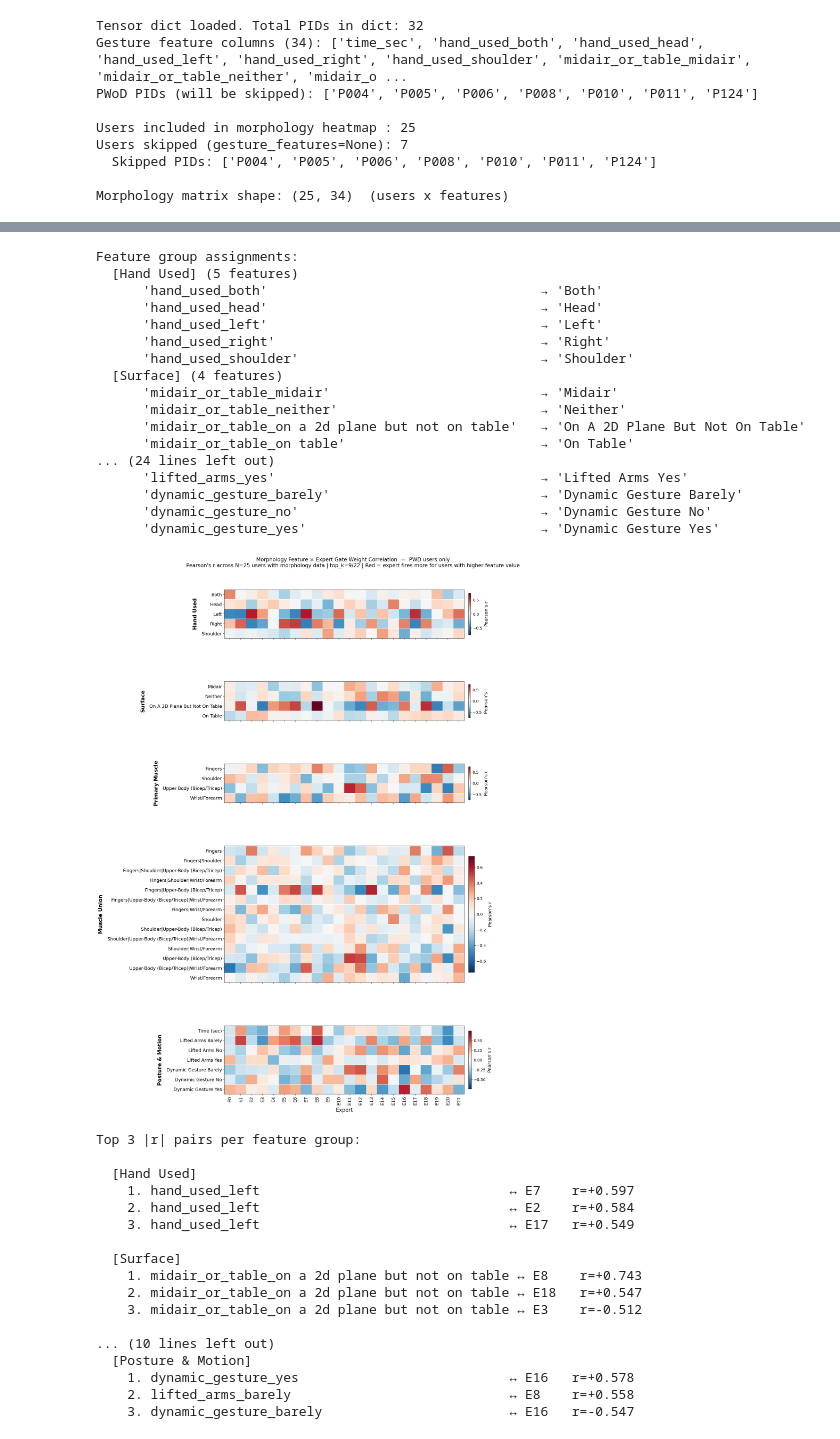
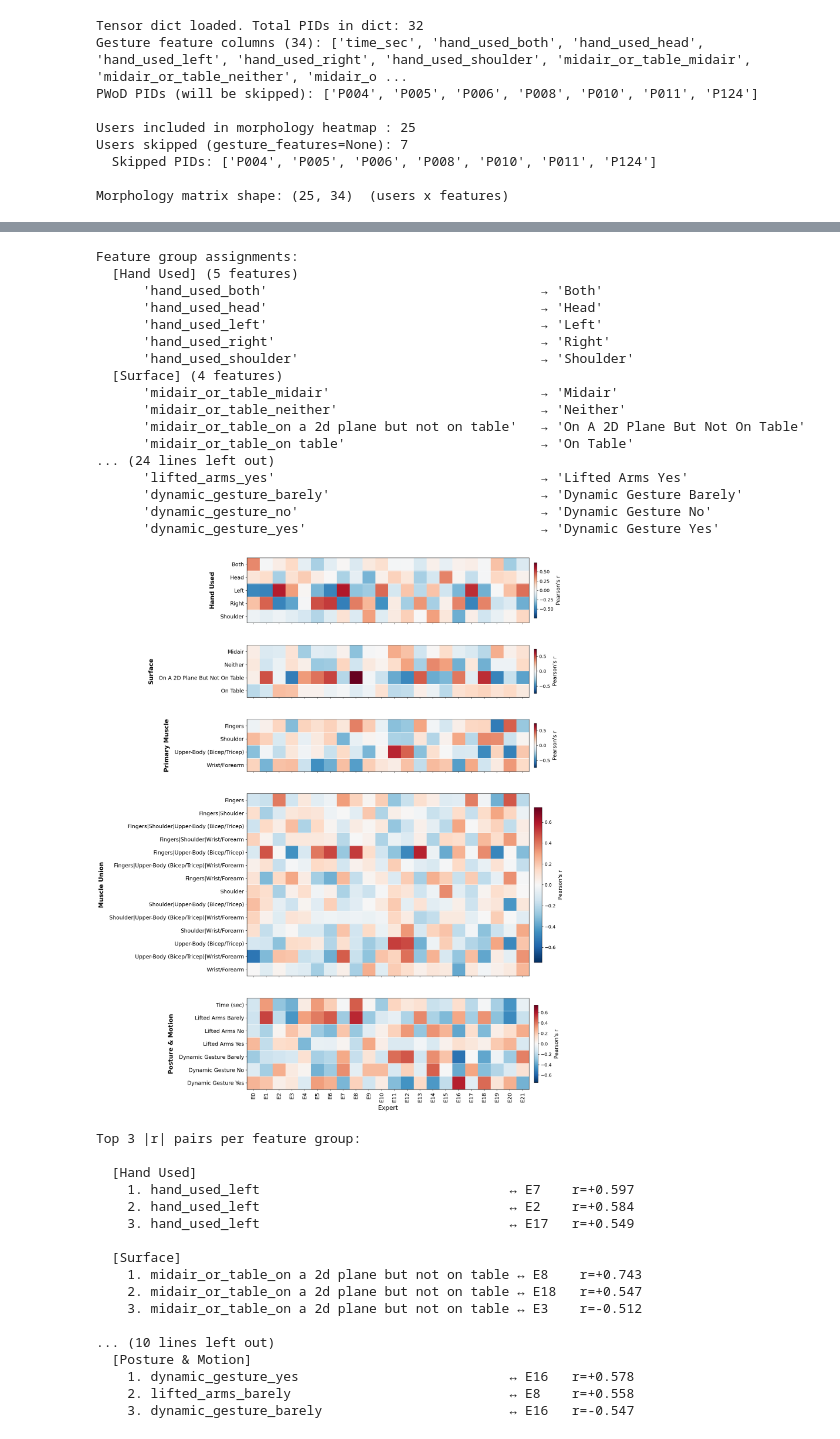
Before and after one commit to kdmalc/pers-gest-cls, a Jupyter notebook: system/MOE/MOE_routing_analysis_ALL_USERS_FAST.ipynb, the cells around one changed output, grey strips where cells are left out. Saved outputs shown, nothing was run; the diff lists cells and outputs as text; code cells hidden in the pictures.

Commit message:
Updated figures

```diff
--- a/system/MOE/MOE_routing_analysis_ALL_USERS_FAST.ipynb
+++ b/system/MOE/MOE_routing_analysis_ALL_USERS_FAST.ipynb
@@ -589,20 +589,36 @@ print("Kapanji group user counts:")
 for name, n in group_sizes.items():
     print(f"  {name}: {n} users")
 
+# ── display-name mapping ──────────────────────────────────────────────────────
+DISPLAY_NAMES = {
+    "Non-disabled Kapanji":    "Non-disabled",
+    "Disabled Kapanji":        "Disabled\nFine Motor",
+    "Disabled Non-Kapanji":    "Disabled\nNo Fine Motor",
+}
+
+def fmt_ytick(raw_name: str, n: int) -> str:
+    display = DISPLAY_NAMES.get(raw_name, raw_name)   # fall back to raw if unmapped
+    return f"{display}\n(n={n})"
+
 vlim_kap = max(abs(mat_kap).max(), 0.005)
 
-fig, ax = plt.subplots(figsize=(max(10, E * 0.55 + 2), max(3, n_groups * 0.7 + 1.5)))
+fig, ax = plt.subplots(figsize=(max(10, E * 0.55 + 2), max(3, n_groups * 1.2)))
 im = ax.imshow(mat_kap, aspect='auto', vmin=-vlim_kap, vmax=vlim_kap, cmap='RdBu_r')
+
 ax.set_xticks(range(E))
-ax.set_xticklabels([f'E{i}' for i in range(E)], rotation=90, fontsize=6)
+ax.set_xticklabels([f'E{i}' for i in range(E)], rotation=90, fontsize=11+1)
+
 ax.set_yticks(range(n_groups))
-ax.set_yticklabels([f"{n}  (n={group_sizes[n]} users)" for n in group_names], fontsize=9)
-ax.set_xlabel('Expert')
-#ax.set_title(
-#    f"Kapanji Group × Expert — Gate Weight Contrast (group mean − global mean)\n"
-#    f"User-level | N_users={N_users} | top_k={TOPK}/{E}",
-#    fontsize=9,
-#)
+ax.set_yticklabels(
+    [fmt_ytick(n, group_sizes[n]) for n in group_names],
+    fontsize=11+1,
+    linespacing=1.3,
+)
+
+ax.set_xlabel('Expert', fontsize=13+1)
+ax.tick_params(axis='x', labelsize=10)
+ax.tick_params(axis='y', labelsize=11)
+
 plt.colorbar(im, ax=ax, label='Gate weight contrast\n(group mean − global mean)', shrink=0.8)
 fig.tight_layout()
 plt.savefig(f'MOE_Kapanji_Heatmap.png', bbox_inches='tight', dpi=500)
@@ -926,7 +788,7 @@ FONT_BASE  = 14
 EXPERT_W   = 0.65   # inches per expert
 FEATURE_H  = 0.58   # inches per feature row
 FIG_W      = max(14, E * EXPERT_W + 4)
-FIG_H      = sum(max(2.0, r * FEATURE_H) for r in row_counts) + n_groups * 0.7 + 1.8
+FIG_H      = sum(max(2.0, r * FEATURE_H) for r in row_counts) + n_groups * 0.3 + 1.2  # ← tightened padding budget
 
 expert_labels = [f'E{i}' for i in range(E)]
 vlim = max(np.abs(corr_matrix).max(), 0.05)
@@ -934,7 +796,7 @@ vlim = max(np.abs(corr_matrix).max(), 0.05)
 fig = plt.figure(figsize=(FIG_W, FIG_H))
 gs  = gridspec.GridSpec(
     n_groups, 1,
-    hspace        = 0.65,
+    hspace        = 0.25,         # ← was 0.65; reduce further (e.g. 0.15) if still too much space
     height_ratios = row_counts,
     left=0.20, right=0.87, top=0.93, bottom=0.07,
 )
@@ -996,34 +858,34 @@ plt.show()
 # ── Top correlations per group ────────────────────────────────────────────────
 print("\nTop 3 |r| pairs per feature group:")
 for g_idx, (title, prefix, _) in enumerate(FEATURE_GROUPS):
     feat_mask = group_indices == g_idx
     sub_corr  = corr_matrix[feat_mask, :]
     sub_cols  = [gesture_feature_cols[i]
                  for i, g in enumerate(group_indices) if g == g_idx]
     flat_order = np.argsort(np.abs(sub_corr).ravel())[::-1]
     print(f"\n  [{title}]")
     for rank, idx in enumerate(flat_order[:3]):
         f_i, e_i = np.unravel_index(idx, sub_corr.shape)
         print(f"    {rank+1}. {sub_cols[f_i]:<45s} ↔ E{e_i:<3d}  r={sub_corr[f_i, e_i]:+.3f}")
 # %% [output]
 Feature group assignments:
   [Hand Used] (5 features)
       'hand_used_both'                                   → 'Both'
       'hand_used_head'                                   → 'Head'
       'hand_used_left'                                   → 'Left'
       'hand_used_right'                                  → 'Right'
       'hand_used_shoulder'                               → 'Shoulder'
   [Surface] (4 features)
       'midair_or_table_midair'                           → 'Midair'
       'midair_or_table_neither'                          → 'Neither'
       'midair_or_table_on a 2d plane but not on table'   → 'On A 2D Plane But Not On Table'
       'midair_or_table_on table'                         → 'On Table'
 ... (24 lines left out)
       'lifted_arms_yes'                                  → 'Lifted Arms Yes'
       'dynamic_gesture_barely'                           → 'Dynamic Gesture Barely'
       'dynamic_gesture_no'                               → 'Dynamic Gesture No'
       'dynamic_gesture_yes'                              → 'Dynamic Gesture Yes'
-[figure, old version]
+[figure, new version]
 Top 3 |r| pairs per feature group:
 
   [Hand Used]
```
Also changed, not shown: parts of 2 cells of this notebook, 4 other files.
